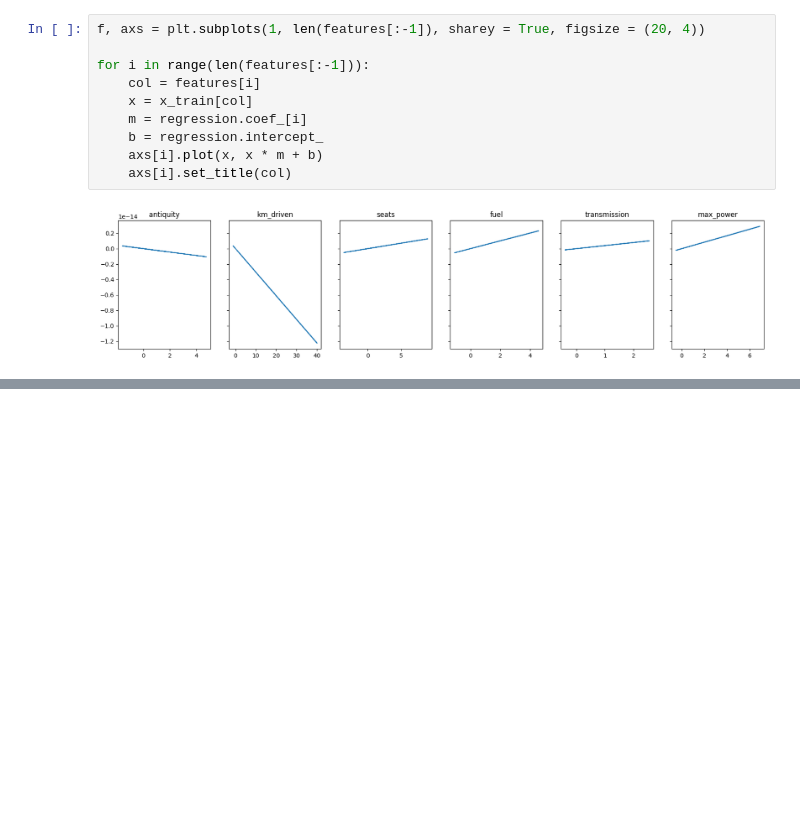
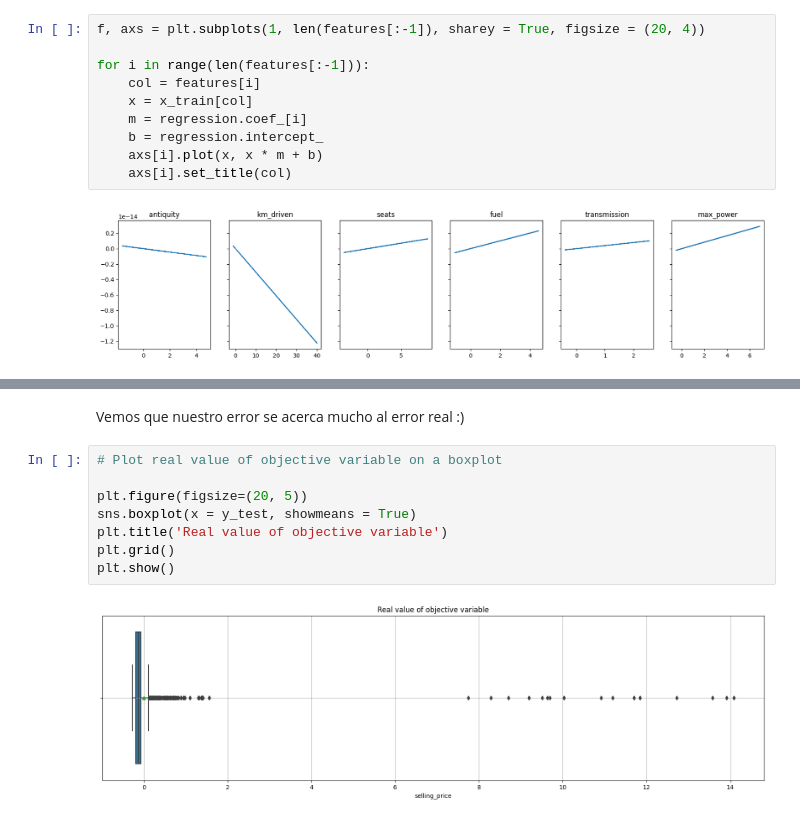
Before and after one commit to bi-202310/lab-2, a Jupyter notebook: regression.ipynb, the cells around one changed output, grey strips where cells are left out. Cells and saved outputs as stored; diff of their text form; blank space fills up the shorter version.

```diff
--- a/regression.ipynb
+++ b/regression.ipynb
@@ -394,0 +431,12 @@ for i in range(len(features[:-1])):
+# %% [markdown]
+Vemos que nuestro error se acerca mucho al error real :)
+# %%
+# Plot real value of objective variable on a boxplot
+
+plt.figure(figsize=(20, 5))
+sns.boxplot(x = y_test, showmeans = True)
+plt.title('Real value of objective variable')
+plt.grid()
+plt.show()
+# %% [output]
+[figure, added]
```
Also changed, not shown: parts of 12 cells of this notebook, 3 other files.
